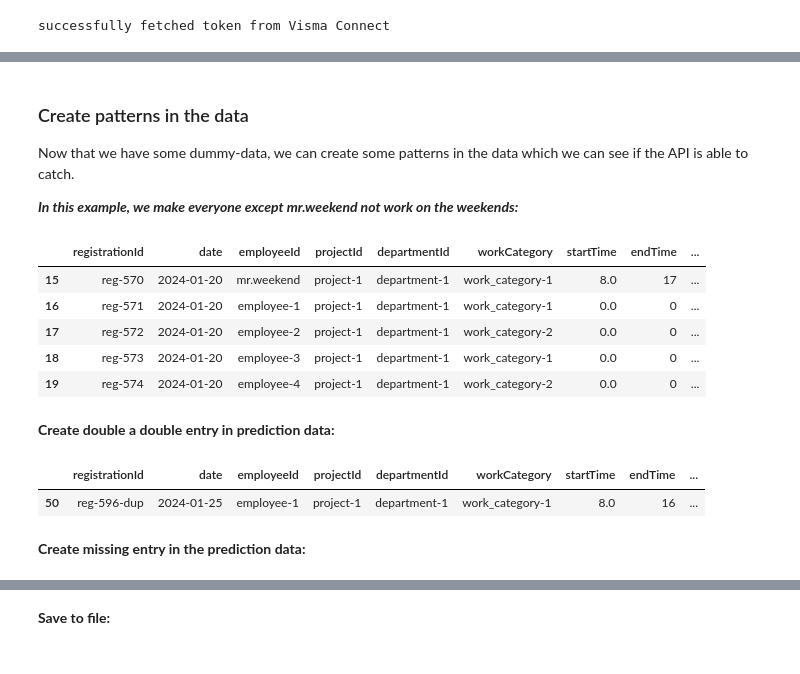
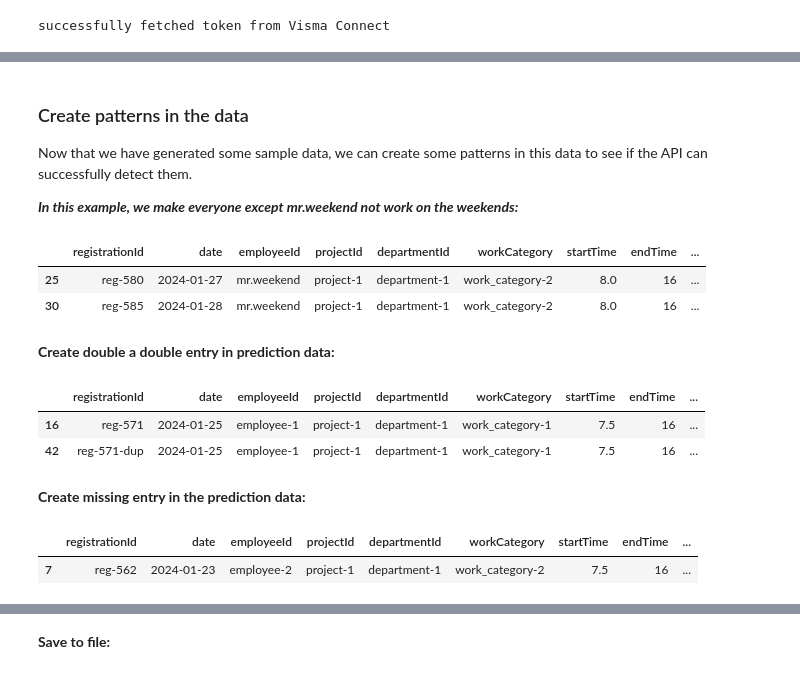
Before and after one commit to Optimization-Technologies/MLF-TD-Boilerplate, a Jupyter notebook: TD_Integration_Guide.ipynb, the cells around one changed output, grey strips where cells are left out. Drawn from its saved outputs; the diff is of its cells as text; code cells hidden in the pictures.

```diff
--- a/TD_Integration_Guide.ipynb
+++ b/TD_Integration_Guide.ipynb
@@ -169,7 +191,7 @@ pred_df.head()
 # %% [markdown]
 ### Create patterns in the data
 
-Now that we have some dummy-data, we can create some patterns in the data which we can see if the API is able to catch. <br>
+Now that we have generated some sample data, we can create some patterns in this data to see if the API can successfully detect them.
 
 **_In this example, we make everyone except mr.weekend not work on the weekends:_**
 # %%
@@ -180,8 +202,8 @@ def adjust_weekend_schedule(df):
     general_mask = (pd.to_datetime(df["date"]).dt.dayofweek > 4) & (
         df["employeeId"] != "employee-0"
     )
-
-    df.loc[general_mask, ["startTime", "endTime", "workDuration", "breakDuration"]] = 0
+    # Remove weekend entries from training data
+    df = df[~general_mask]
     df.loc[df["employeeId"] == "employee-0", "employeeId"] = "mr.weekend"
     return df
 
@@ -189,54 +211,51 @@ def adjust_weekend_schedule(df):
 # Apply the function to train_df and pred_df
 train_df = adjust_weekend_schedule(train_df)
 pred_df = adjust_weekend_schedule(pred_df)
-# %%
-def set_weekend_schedule(df):
-    weekend_mask = pd.to_datetime(df["date"]).dt.weekday > 4
-    anomaly_mask = weekend_mask & (df["employeeId"] != "mr.weekend")
-    df.loc[anomaly_mask, ["startTime", "endTime", "workDuration", "breakDuration"]] = 0
-    return df
-
-
-# Apply the function to both train_df and pred_df
-train_df = set_weekend_schedule(train_df)
-pred_df = set_weekend_schedule(pred_df)
 # %%
 weekend_mask = pd.to_datetime(pred_df["date"]).dt.weekday > 4
-pred_df[weekend_mask].head(5)
+pred_df[weekend_mask].head(5)  # Only mr.weekend is working on weekends
 # %% [output]
 |  | registrationId | date | employeeId | projectId | departmentId | workCategory | startTime | endTime | ... |
-| 15 | reg-570 | 2024-01-20 | mr.weekend | project-1 | department-1 | work_category-1 | 8.0 | 17 | ... |
-| 16 | reg-571 | 2024-01-20 | employee-1 | project-1 | department-1 | work_category-1 | 0.0 | 0 | ... |
-| 17 | reg-572 | 2024-01-20 | employee-2 | project-1 | department-1 | work_category-2 | 0.0 | 0 | ... |
-| 18 | reg-573 | 2024-01-20 | employee-3 | project-1 | department-1 | work_category-1 | 0.0 | 0 | ... |
-| 19 | reg-574 | 2024-01-20 | employee-4 | project-1 | department-1 | work_category-2 | 0.0 | 0 | ... |
+| 25 | reg-580 | 2024-01-27 | mr.weekend | project-1 | department-1 | work_category-2 | 8.0 | 16 | ... |
+| 30 | reg-585 | 2024-01-28 | mr.weekend | project-1 | department-1 | work_category-2 | 8.0 | 16 | ... |
 # %% [markdown]
 **Create double a double entry in prediction data:**
 # %%
-# Lets pick a date where we don't have a zero-entry for employee-1
 mask = (pd.to_datetime(pred_df["date"]).dt.dayofweek == 3) & (
     pred_df["employeeId"] == "employee-1"
 )
 
-# get one reg that fulfills this criteria
 reg = pred_df[mask].sample(1)
 duplicate_reg = reg.copy()
 duplicate_reg["registrationId"] = duplicate_reg["registrationId"] + "-dup"
 pred_df = pd.concat([pred_df, duplicate_reg], ignore_index=True)
 
-# lets check:
-pred_df[pred_df["registrationId"].str.contains("-dup")]
+# Lets check:
+pred_df[
+    pred_df["registrationId"].isin(
+        [reg.iloc[0]["registrationId"], duplicate_reg.iloc[0]["registrationId"]]
+    )
+]
 # %% [output]
 |  | registrationId | date | employeeId | projectId | departmentId | workCategory | startTime | endTime | ... |
-| 50 | reg-596-dup | 2024-01-25 | employee-1 | project-1 | department-1 | work_category-1 | 8.0 | 16 | ... |
+| 16 | reg-571 | 2024-01-25 | employee-1 | project-1 | department-1 | work_category-1 | 7.5 | 16 | ... |
+| 42 | reg-571-dup | 2024-01-25 | employee-1 | project-1 | department-1 | work_category-1 | 7.5 | 16 | ... |
 # %% [markdown]
 **Create missing entry in the prediction data:**
 # %%
-# delete a registration for employee-employee-2 on tuesday
-mask = (pd.to_datetime(pred_df["date"]).dt.dayofweek == 1) & (
-    pred_df["employeeId"] == "employee-2"
+# Create a mask for weekdays and exclude the first and last day, for employee-2
+mask = (
+    (pd.to_datetime(pred_df["date"]) != start_date_test)  # Weekdays only
+    & (pd.to_datetime(pred_df["date"]) != end_date_test)  # Exclude first day
+    & (pred_df["employeeId"] == "employee-2")  # Exclude last day
 )
 
-# get one reg that fulfills this criteria
+# Get one registration that fulfills this criteria
 reg = pred_df[mask].sample(1)
 pred_df = pred_df.drop(reg.index)
+
+# The missing registration:
+reg
+# %% [output]
+|  | registrationId | date | employeeId | projectId | departmentId | workCategory | startTime | endTime | ... |
+| 7 | reg-562 | 2024-01-23 | employee-2 | project-1 | department-1 | work_category-2 | 7.5 | 16 | ... |
```
Also changed, not shown: parts of 22 cells of this notebook, 2 other files.
